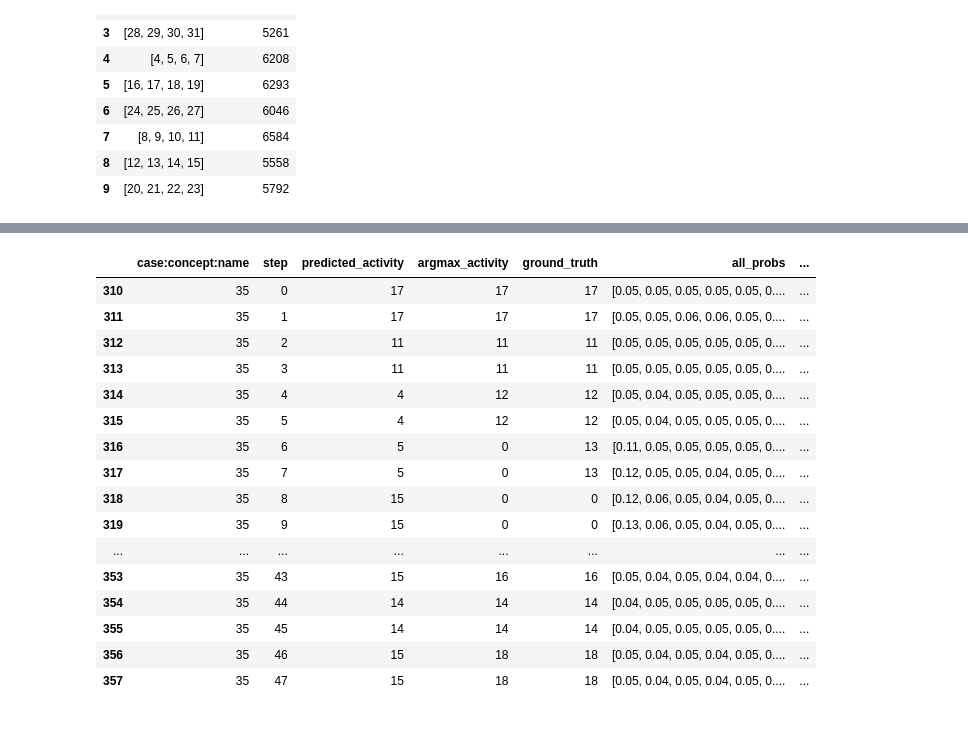
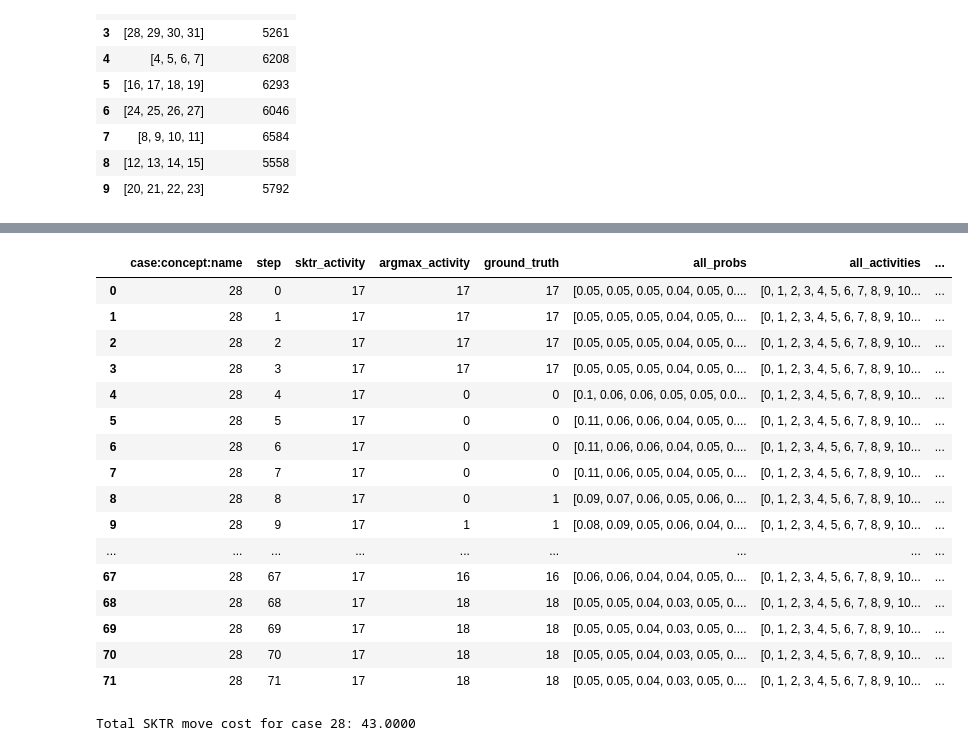
Before and after one commit to elian204/sktr_for_long_traces, a Jupyter notebook: test_incremental_recovery.ipynb, the cells around one changed output, grey strips where cells are left out. Saved outputs shown, nothing was run; the diff lists cells and outputs as text; code cells hidden in the pictures.

Commit message:
feat: Refactor n-gram probability and improve calibration logging

```diff
--- a/test_incremental_recovery.ipynb
+++ b/test_incremental_recovery.ipynb
@@ -47,11 +51,11 @@ config = {
     # === Sampling Configuration ===
     'sequential_sampling': True,             # True: sample from activity runs, False: uniform sampling
     'n_indices': None,                       # Events to sample per trace (when sequential_sampling=False)
-    'n_per_run': 2,                          # Events per activity run (when sequential_sampling=True)
+    'n_per_run': 4,                          # Events per activity run (when sequential_sampling=True)
     'independent_sampling': True,            # Each trace gets different random seed
 
     # === Beam Search ===
-    'beam_width': 50,                        # Number of candidates to maintain
+    'beam_width': 1,                        # Number of candidates to maintain
     'activity_prob_threshold': 0.0,          # Minimum probability to consider activity
     'beam_score_alpha': 1.0,                # Weight between avg cost and total cost
     'completion_patience': 20,                # Extra iterations after first completion
@@ -67,7 +71,7 @@ config = {
     'use_cond_probs': True,                  # Enable conditional probabilities
     'max_hist_len': 3,                       # Maximum history length for conditioning
     'lambdas': [0.1, 0.3, 0.6],              # Blending weights for n-gram smoothing
-    'alpha': 0.8,                            # History vs base probability weight (0=history, 1=base)
+    'alpha': 0.5,                            # History vs base probability weight (0=history, 1=base)
     'use_ngram_smoothing': True,             # Apply n-gram smoothing
 
     # === Temperature Calibration ===
@@ -184,22 +179,26 @@ prob_dict
 # %%
-# Show all rows for case '9' without truncation, including full list values
+# Show all rows for case '28' without truncation, including full list values
+case_28_df = results_df[results_df['case:concept:name'] == '28']
 with pd.option_context('display.max_rows', None, 'display.max_colwidth', None, 'display.width', None):
-    display(results_df[results_df['case:concept:name'] == '35'])
+    display(case_28_df)
+total_cost = case_28_df['sktr_move_cost'].sum()
+print(f"Total SKTR move cost for case 28: {total_cost:.4f}")
 # %% [output]
-|  | case:concept:name | step | predicted_activity | argmax_activity | ground_truth | all_probs | ... |
-| 310 | 35 | 0 | 17 | 17 | 17 | [0.05, 0.05, 0.05, 0.05, 0.05, 0.... | ... |
-| 311 | 35 | 1 | 17 | 17 | 17 | [0.05, 0.05, 0.06, 0.06, 0.05, 0.... | ... |
-| 312 | 35 | 2 | 11 | 11 | 11 | [0.05, 0.05, 0.05, 0.05, 0.05, 0.... | ... |
-| 313 | 35 | 3 | 11 | 11 | 11 | [0.05, 0.05, 0.05, 0.05, 0.05, 0.... | ... |
-| 314 | 35 | 4 | 4 | 12 | 12 | [0.05, 0.04, 0.05, 0.05, 0.05, 0.... | ... |
-| 315 | 35 | 5 | 4 | 12 | 12 | [0.05, 0.04, 0.05, 0.05, 0.05, 0.... | ... |
-| 316 | 35 | 6 | 5 | 0 | 13 | [0.11, 0.05, 0.05, 0.05, 0.05, 0.... | ... |
-| 317 | 35 | 7 | 5 | 0 | 13 | [0.12, 0.05, 0.05, 0.04, 0.05, 0.... | ... |
-| 318 | 35 | 8 | 15 | 0 | 0 | [0.12, 0.06, 0.05, 0.04, 0.05, 0.... | ... |
-| 319 | 35 | 9 | 15 | 0 | 0 | [0.13, 0.06, 0.05, 0.04, 0.05, 0.... | ... |
-| ... | ... | ... | ... | ... | ... | ... | ... |
-| 353 | 35 | 43 | 15 | 16 | 16 | [0.05, 0.04, 0.05, 0.04, 0.04, 0.... | ... |
-| 354 | 35 | 44 | 14 | 14 | 14 | [0.04, 0.05, 0.05, 0.05, 0.05, 0.... | ... |
-| 355 | 35 | 45 | 14 | 14 | 14 | [0.04, 0.05, 0.05, 0.05, 0.05, 0.... | ... |
-| 356 | 35 | 46 | 15 | 18 | 18 | [0.05, 0.04, 0.05, 0.04, 0.05, 0.... | ... |
-| 357 | 35 | 47 | 15 | 18 | 18 | [0.05, 0.04, 0.05, 0.04, 0.05, 0.... | ... |
+|  | case:concept:name | step | sktr_activity | argmax_activity | ground_truth | all_probs | all_activities | ... |
+| 0 | 28 | 0 | 17 | 17 | 17 | [0.05, 0.05, 0.05, 0.04, 0.05, 0.... | [0, 1, 2, 3, 4, 5, 6, 7, 8, 9, 10... | ... |
+| 1 | 28 | 1 | 17 | 17 | 17 | [0.05, 0.05, 0.05, 0.04, 0.05, 0.... | [0, 1, 2, 3, 4, 5, 6, 7, 8, 9, 10... | ... |
+| 2 | 28 | 2 | 17 | 17 | 17 | [0.05, 0.05, 0.05, 0.04, 0.05, 0.... | [0, 1, 2, 3, 4, 5, 6, 7, 8, 9, 10... | ... |
+| 3 | 28 | 3 | 17 | 17 | 17 | [0.05, 0.05, 0.05, 0.04, 0.05, 0.... | [0, 1, 2, 3, 4, 5, 6, 7, 8, 9, 10... | ... |
+| 4 | 28 | 4 | 17 | 0 | 0 | [0.1, 0.06, 0.06, 0.05, 0.05, 0.0... | [0, 1, 2, 3, 4, 5, 6, 7, 8, 9, 10... | ... |
+| 5 | 28 | 5 | 17 | 0 | 0 | [0.11, 0.06, 0.06, 0.04, 0.05, 0.... | [0, 1, 2, 3, 4, 5, 6, 7, 8, 9, 10... | ... |
+| 6 | 28 | 6 | 17 | 0 | 0 | [0.11, 0.06, 0.06, 0.04, 0.05, 0.... | [0, 1, 2, 3, 4, 5, 6, 7, 8, 9, 10... | ... |
+| 7 | 28 | 7 | 17 | 0 | 0 | [0.11, 0.06, 0.05, 0.04, 0.05, 0.... | [0, 1, 2, 3, 4, 5, 6, 7, 8, 9, 10... | ... |
+| 8 | 28 | 8 | 17 | 0 | 1 | [0.09, 0.07, 0.06, 0.05, 0.06, 0.... | [0, 1, 2, 3, 4, 5, 6, 7, 8, 9, 10... | ... |
+| 9 | 28 | 9 | 17 | 1 | 1 | [0.08, 0.09, 0.05, 0.06, 0.04, 0.... | [0, 1, 2, 3, 4, 5, 6, 7, 8, 9, 10... | ... |
+| ... | ... | ... | ... | ... | ... | ... | ... | ... |
+| 67 | 28 | 67 | 17 | 16 | 16 | [0.06, 0.06, 0.04, 0.04, 0.05, 0.... | [0, 1, 2, 3, 4, 5, 6, 7, 8, 9, 10... | ... |
+| 68 | 28 | 68 | 17 | 18 | 18 | [0.05, 0.05, 0.04, 0.03, 0.05, 0.... | [0, 1, 2, 3, 4, 5, 6, 7, 8, 9, 10... | ... |
+| 69 | 28 | 69 | 17 | 18 | 18 | [0.05, 0.05, 0.04, 0.03, 0.05, 0.... | [0, 1, 2, 3, 4, 5, 6, 7, 8, 9, 10... | ... |
+| 70 | 28 | 70 | 17 | 18 | 18 | [0.05, 0.05, 0.04, 0.03, 0.05, 0.... | [0, 1, 2, 3, 4, 5, 6, 7, 8, 9, 10... | ... |
+| 71 | 28 | 71 | 17 | 18 | 18 | [0.05, 0.05, 0.04, 0.03, 0.05, 0.... | [0, 1, 2, 3, 4, 5, 6, 7, 8, 9, 10... | ... |
+Total SKTR move cost for case 28: 43.0000
```
Also changed, not shown: parts of 5 cells of this notebook, 6 other files.
